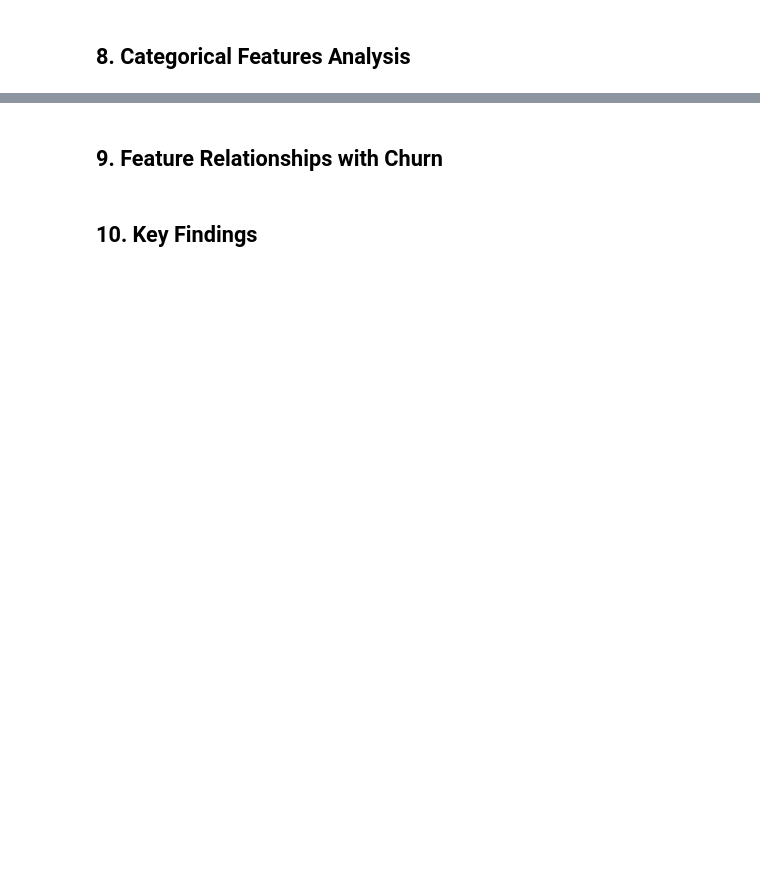
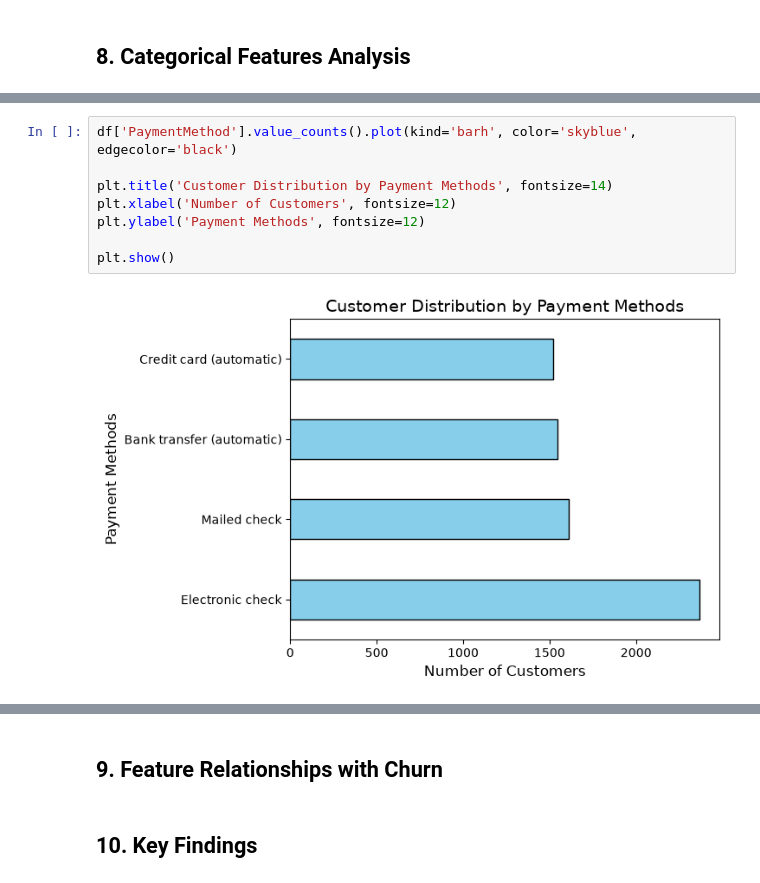
Before and after one commit to mertcanaksoy34/telco-customer-churn, a Jupyter notebook: notebooks/01_eda.ipynb, the cells around one changed output, grey strips where cells are left out. Cells and saved outputs as stored; diff of their text form; blank space fills up the shorter version.

```diff
--- a/notebooks/01_eda.ipynb
+++ b/notebooks/01_eda.ipynb
@@ -323,0 +444,10 @@ plt.show()
+# %%
+df['PaymentMethod'].value_counts().plot(kind='barh', color='skyblue', edgecolor='black')
+
+plt.title('Customer Distribution by Payment Methods', fontsize=14)
+plt.xlabel('Number of Customers', fontsize=12)
+plt.ylabel('Payment Methods', fontsize=12)
+
+plt.show()
+# %% [output]
+[figure, added]
```
Also changed, not shown: parts of 36 cells of this notebook.
